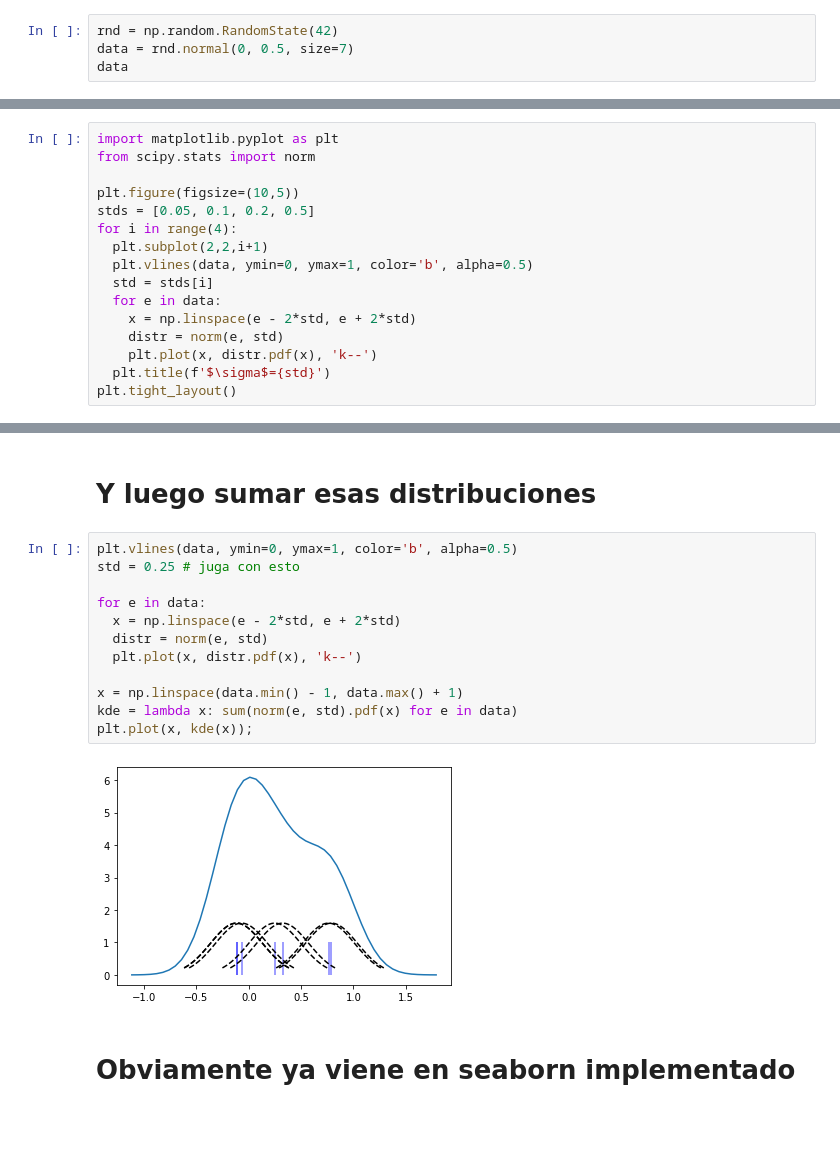
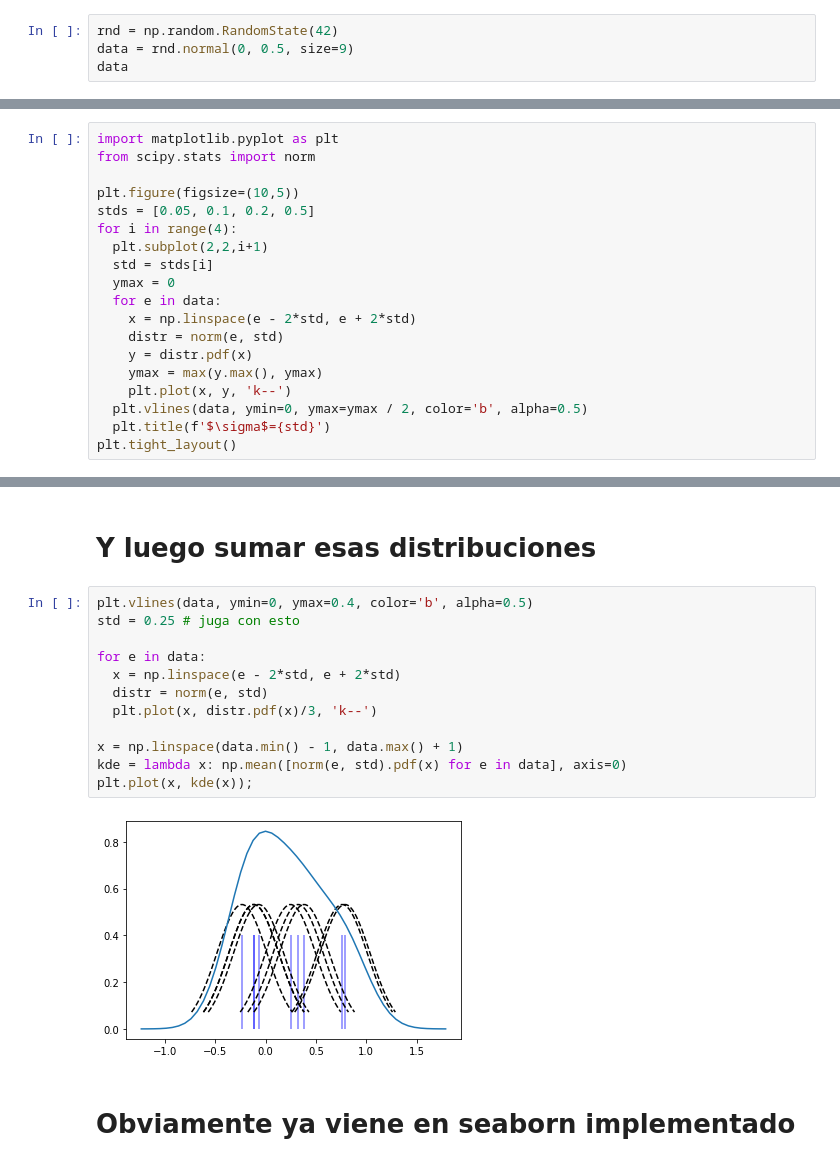
Before and after one commit to elsonidoq/ml-practico-2022, a Jupyter notebook: notebooks/Kernel_Density_Estimation.ipynb, the cells around one changed output, grey strips where cells are left out. Saved outputs shown, nothing was run; the diff lists cells and outputs as text; blank space fills up the shorter version.

```diff
--- a/notebooks/Kernel_Density_Estimation.ipynb
+++ b/notebooks/Kernel_Density_Estimation.ipynb
@@ -3,7 +3,7 @@ import seaborn as sns
 import numpy as np
 # %%
 rnd = np.random.RandomState(42)
-data = rnd.normal(0, 0.5, size=7)
+data = rnd.normal(0, 0.5, size=9)
 data
 # %% [output]
 array([ 0.24835708, -0.06913215,  0.32384427,  0.76151493, -0.11707669,
@@ -33,12 +33,15 @@ plt.figure(figsize=(10,5))
 stds = [0.05, 0.1, 0.2, 0.5]
 for i in range(4):
   plt.subplot(2,2,i+1)
-  plt.vlines(data, ymin=0, ymax=1, color='b', alpha=0.5)
   std = stds[i]
+  ymax = 0
   for e in data:
     x = np.linspace(e - 2*std, e + 2*std)
     distr = norm(e, std)
-    plt.plot(x, distr.pdf(x), 'k--')
+    y = distr.pdf(x)
+    ymax = max(y.max(), ymax)
+    plt.plot(x, y, 'k--')
+  plt.vlines(data, ymin=0, ymax=ymax / 2, color='b', alpha=0.5)
   plt.title(f'$\sigma$={std}')
 plt.tight_layout()
 # %% [output]
@@ -46,19 +49,19 @@ plt.tight_layout()
 # %% [markdown]
 # Y luego sumar esas distribuciones
 # %%
-plt.vlines(data, ymin=0, ymax=1, color='b', alpha=0.5)
+plt.vlines(data, ymin=0, ymax=0.4, color='b', alpha=0.5)
 std = 0.25 # juga con esto
 
 for e in data:
   x = np.linspace(e - 2*std, e + 2*std)
   distr = norm(e, std)
-  plt.plot(x, distr.pdf(x), 'k--')
+  plt.plot(x, distr.pdf(x)/3, 'k--')
 
 x = np.linspace(data.min() - 1, data.max() + 1)
-kde = lambda x: sum(norm(e, std).pdf(x) for e in data)
+kde = lambda x: np.mean([norm(e, std).pdf(x) for e in data], axis=0)
 plt.plot(x, kde(x));
 # %% [output]
-[figure, old version]
+[figure, new version]
 # %% [markdown]
 # Obviamente ya viene en seaborn implementado
 # %%
```
Also changed, not shown: parts of 5 cells of this notebook.
